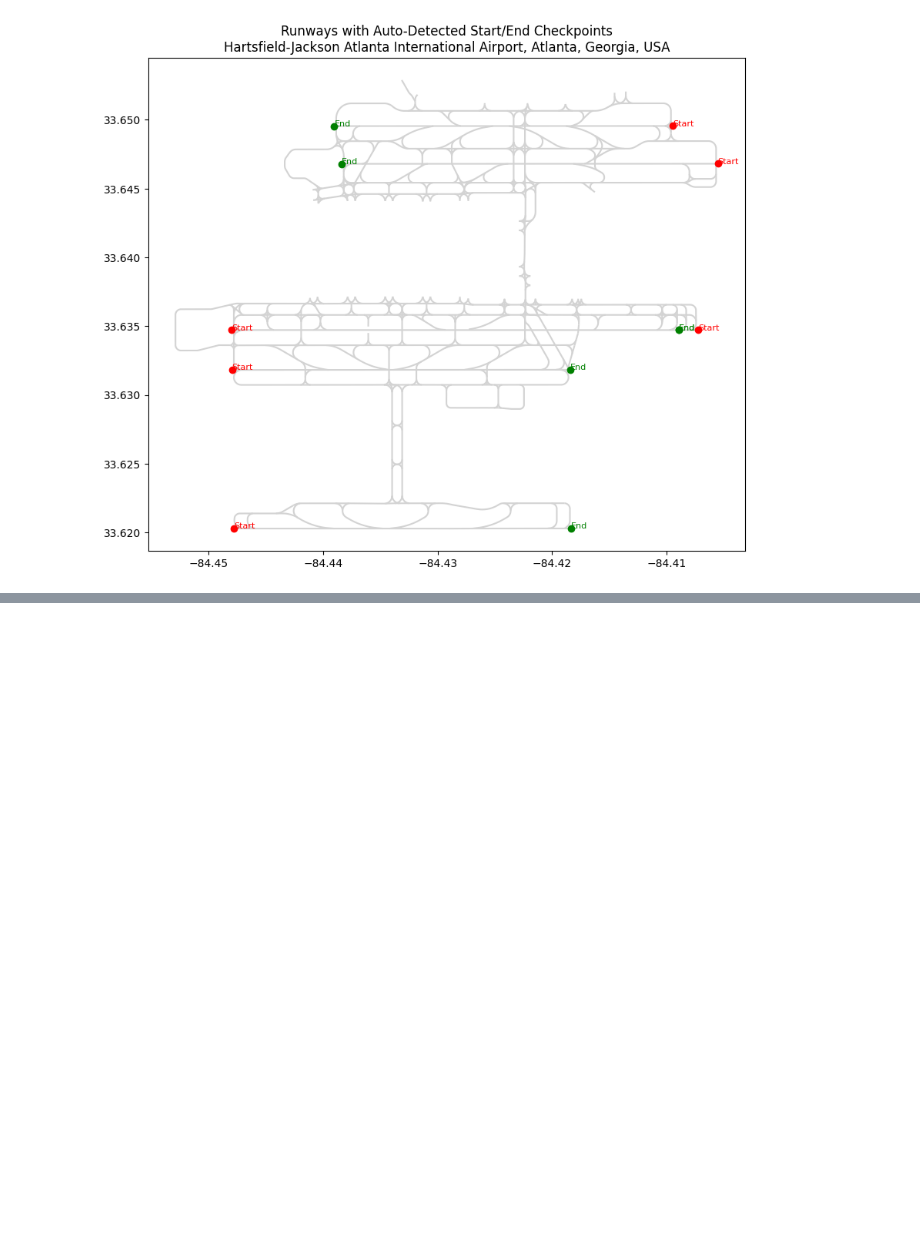
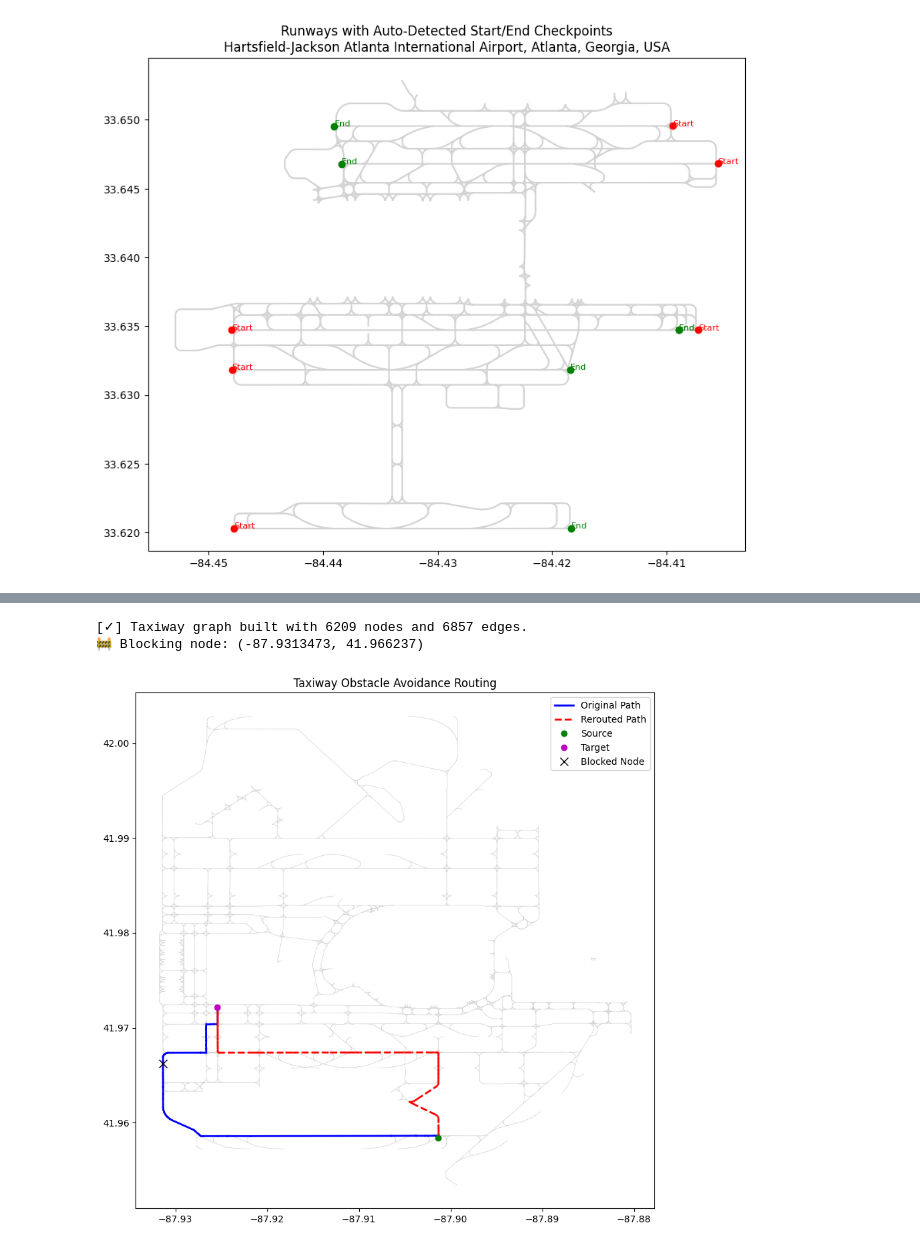
Before and after one commit to debaryasaha/aida3-ugr, a Jupyter notebook: Airport_map.ipynb, the cells around one changed output, grey strips where cells are left out. Cells and saved outputs as stored; diff of their text form; code cells hidden in the pictures; blank space fills up the shorter version.

```diff
--- a/Airport_map.ipynb
+++ b/Airport_map.ipynb
@@ -67,3 +60,37 @@ plot_runway_checkpoints("Los Angeles International Airport, Los Angeles, Califor
 plot_runway_checkpoints("Hartsfield-Jackson Atlanta International Airport, Atlanta, Georgia, USA")
 # %% [output]
 [figure]
+# %%
+import osmnx as ox
+import networkx as nx
+from shapely.geometry import LineString, MultiLineString
+
+def extract_taxiway_graph(place_name, export_graphml=False):
+    # extracts a taxiway graph from OpenStreetMap data using custom aeroway tags
+    # the nodes represent connection points; edges represent taxiway segments
+    tags = {"aeroway": "taxiway"}
+    gdf = ox.features_from_place(place_name, tags)
+
+    G = nx.Graph()
+
+    for idx, row in gdf.iterrows():
+        geom = row.geometry
+
+        if isinstance(geom, LineString):
+            coords = list(geom.coords)
+            for i in range(len(coords) - 1):
+                p1 = coords[i]
+                p2 = coords[i + 1]
+                G.add_edge(p1, p2, geometry=LineString([p1, p2]))
+
+        elif isinstance(geom, MultiLineString):
+            for line in geom.geoms:
+                coords = list(line.coords)
+                for i in range(len(coords) - 1):
+                    p1 = coords[i]
+                    p2 = coords[i + 1]
+                    G.add_edge(p1, p2, geometry=LineString([p1, p2]))
+
+    print(f"Taxiway graph built with {G.number_of_nodes()} nodes and {G.number_of_edges()} edges.")
+
+    return G
@@ -69,0 +179,7 @@ plot_runway_checkpoints("Hartsfield-Jackson Atlanta International Airport, Atlan
+# %%
+G = extract_taxiway_graph("O'Hare International Airport, Chicago, Illinois, USA")
+simulate_obstacle_reroute(G)
+# %% [output]
+[✓] Taxiway graph built with 6209 nodes and 6857 edges.
+🚧 Blocking node: (-87.9313473, 41.966237)
+[figure, added]
```
Also changed, not shown: parts of 4 cells of this notebook.
